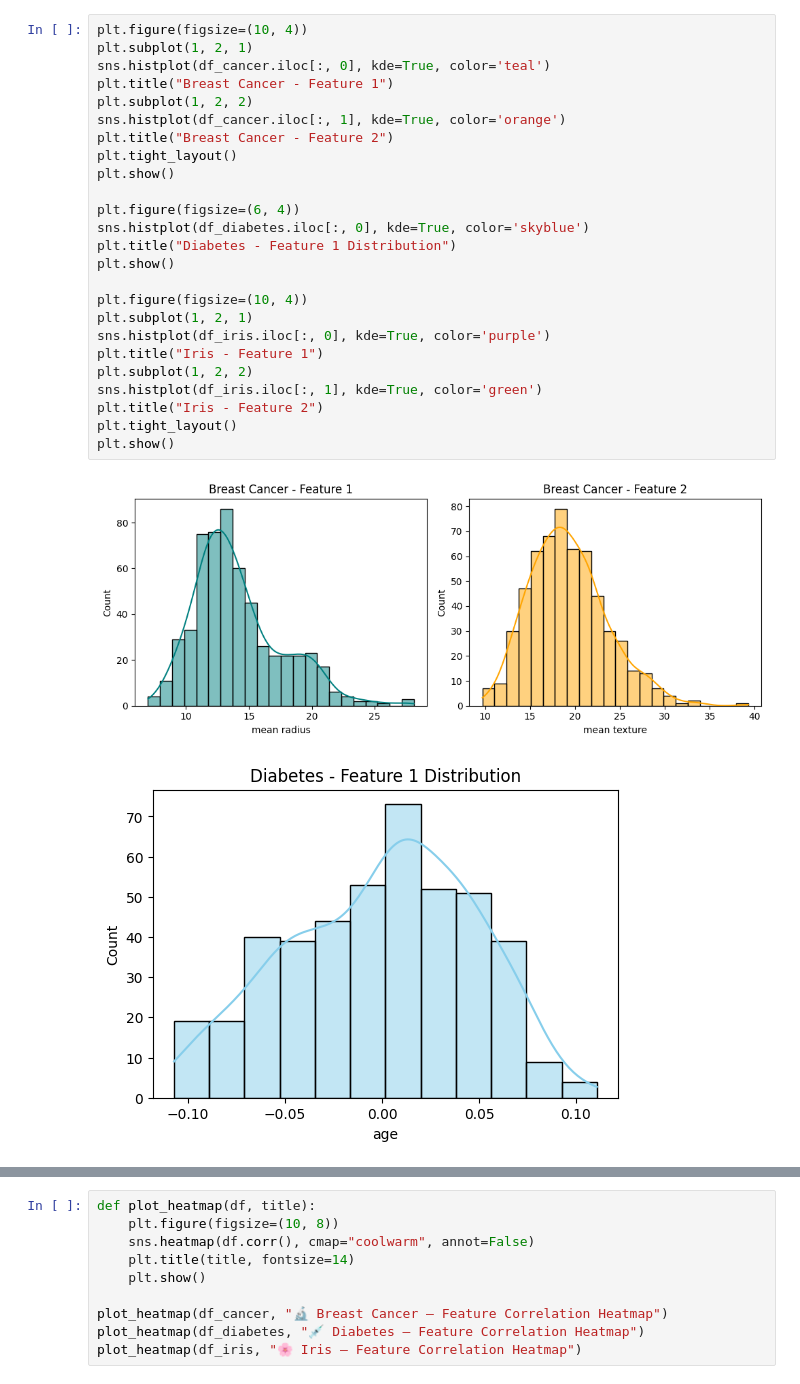
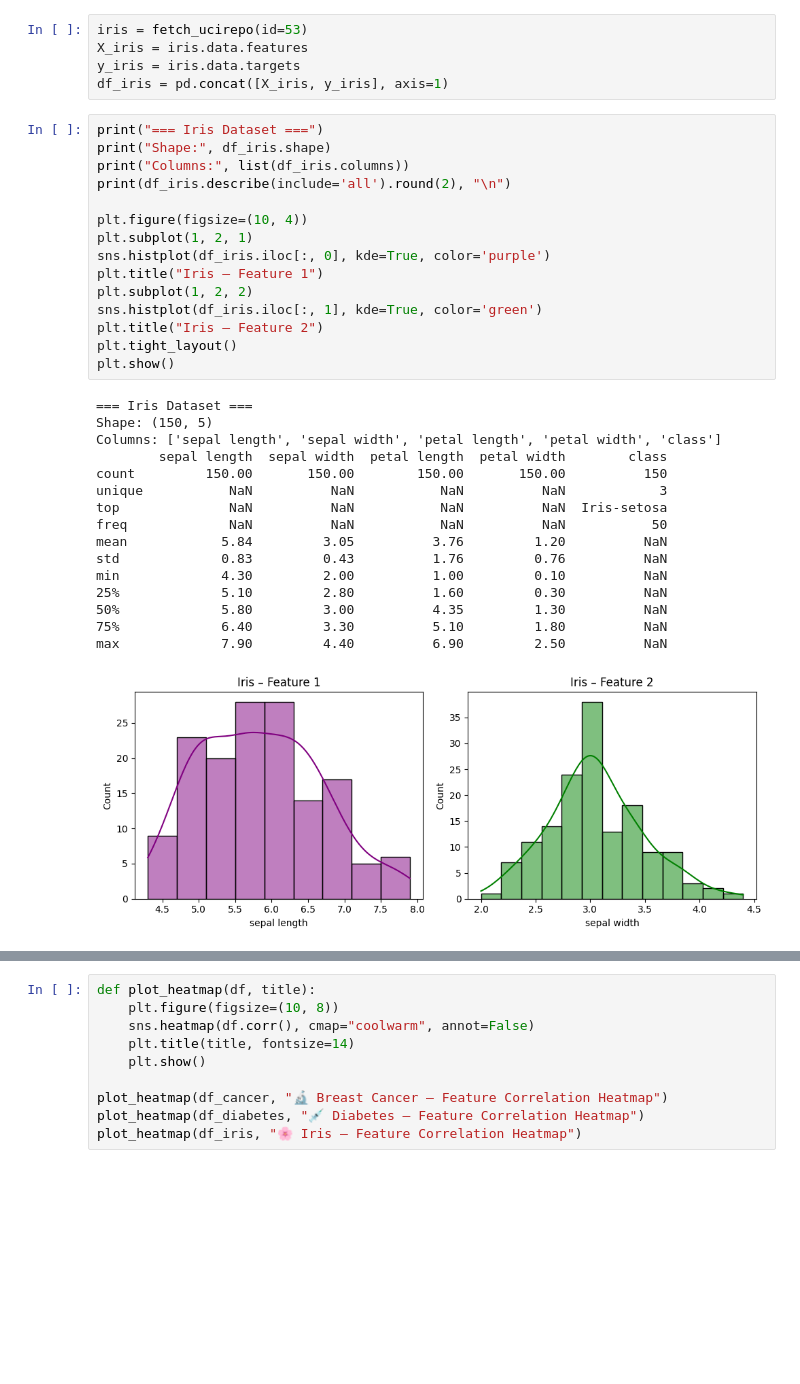
Before and after one commit to parmidamardi/CDM-TA-2, a Jupyter notebook: CDM‑MatrixMonitor‑FP.ipynb, the cells around one changed output, grey strips where cells are left out. Saved outputs shown, nothing was run; the diff lists cells and outputs as text; blank space fills up the shorter version.

```diff
--- a/CDM‑MatrixMonitor‑FP.ipynb
+++ b/CDM‑MatrixMonitor‑FP.ipynb
@@ -125,28 +120,37 @@ max            2.500000    2.000000
+# %%
+iris = fetch_ucirepo(id=53)
+X_iris = iris.data.features
+y_iris = iris.data.targets
+df_iris = pd.concat([X_iris, y_iris], axis=1)
 # %%
-plt.figure(figsize=(10, 4))
-plt.subplot(1, 2, 1)
-sns.histplot(df_cancer.iloc[:, 0], kde=True, color='teal')
-plt.title("Breast Cancer - Feature 1")
-plt.subplot(1, 2, 2)
-sns.histplot(df_cancer.iloc[:, 1], kde=True, color='orange')
-plt.title("Breast Cancer - Feature 2")
-plt.tight_layout()
-plt.show()
-
-plt.figure(figsize=(6, 4))
-sns.histplot(df_diabetes.iloc[:, 0], kde=True, color='skyblue')
-plt.title("Diabetes - Feature 1 Distribution")
-plt.show()
+print("=== Iris Dataset ===")
+print("Shape:", df_iris.shape)
+print("Columns:", list(df_iris.columns))
+print(df_iris.describe(include='all').round(2), "\n")
 
 plt.figure(figsize=(10, 4))
 plt.subplot(1, 2, 1)
 sns.histplot(df_iris.iloc[:, 0], kde=True, color='purple')
-plt.title("Iris - Feature 1")
+plt.title("Iris – Feature 1")
 plt.subplot(1, 2, 2)
 sns.histplot(df_iris.iloc[:, 1], kde=True, color='green')
-plt.title("Iris - Feature 2")
+plt.title("Iris – Feature 2")
 plt.tight_layout()
 plt.show()
 # %% [output]
+=== Iris Dataset ===
+Shape: (150, 5)
+Columns: ['sepal length', 'sepal width', 'petal length', 'petal width', 'class']
+        sepal length  sepal width  petal length  petal width        class
+count         150.00       150.00        150.00       150.00          150
+unique           NaN          NaN           NaN          NaN            3
+top              NaN          NaN           NaN          NaN  Iris-setosa
+freq             NaN          NaN           NaN          NaN           50
+mean            5.84         3.05          3.76         1.20          NaN
+std             0.83         0.43          1.76         0.76          NaN
+min             4.30         2.00          1.00         0.10          NaN
+25%             5.10         2.80          1.60         0.30          NaN
+50%             5.80         3.00          4.35         1.30          NaN
+75%             6.40         3.30          5.10         1.80          NaN
+max             7.90         4.40          6.90         2.50          NaN
-[figure, old version]
+[figure, new version]
-[figure, removed]
```
Also changed, not shown: parts of 11 cells of this notebook.
